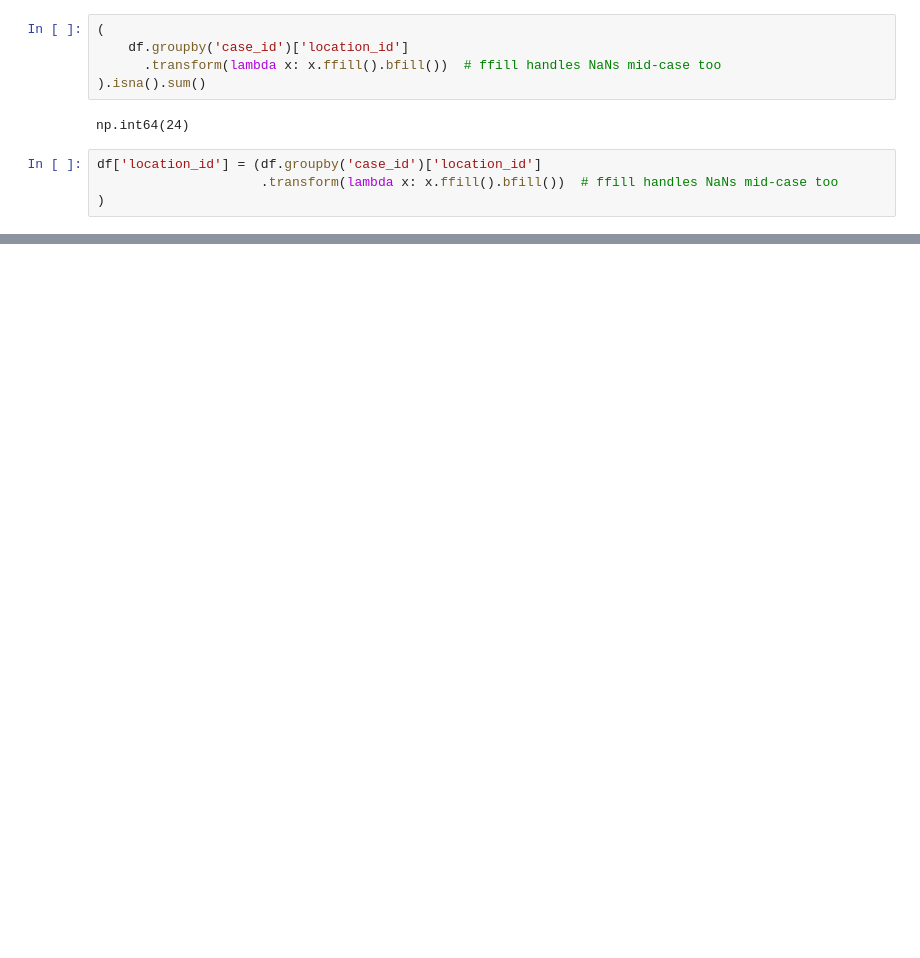
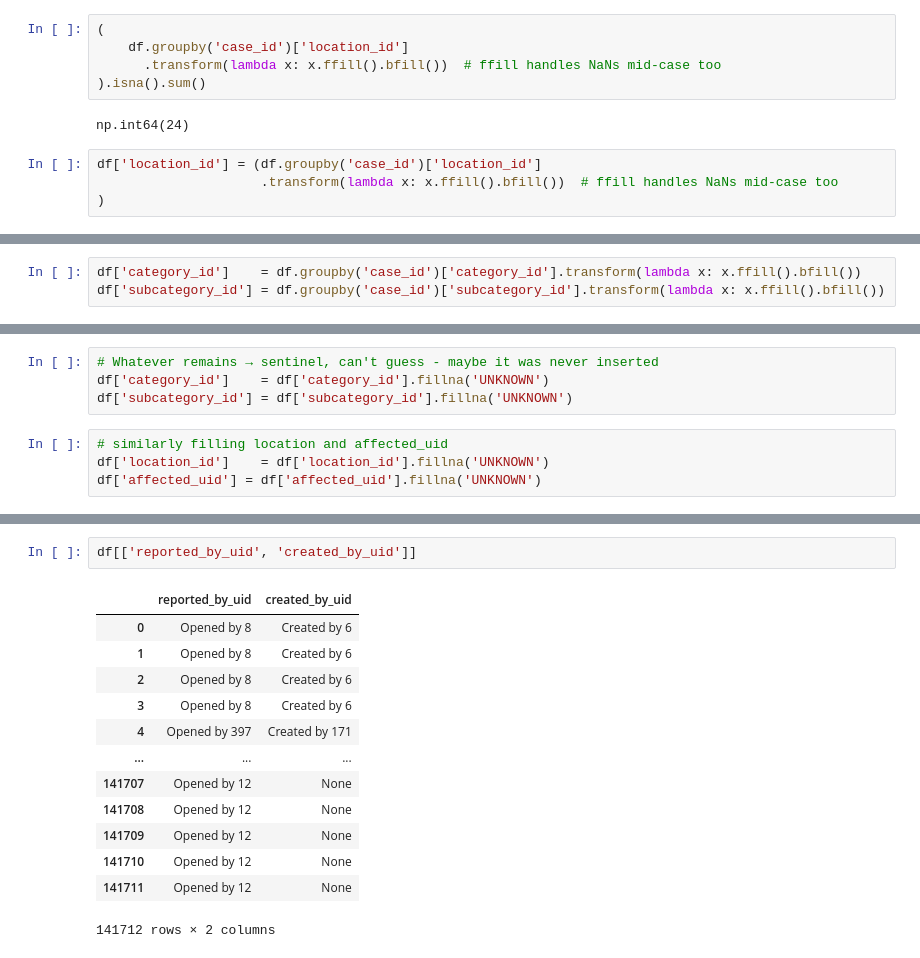
Before and after one commit to shashankgarewal/temporal-sequence-eventLog, a Jupyter notebook: notebooks/02_data_preparation.ipynb, the cells around one changed output, grey strips where cells are left out. Cells and saved outputs as stored; diff of their text form; blank space fills up the shorter version.

```diff
--- a/notebooks/02_data_preparation.ipynb
+++ b/notebooks/02_data_preparation.ipynb
@@ -732,0 +901,3 @@ Name: urgency_level, Length: 141712, dtype: int64
+# %%
+df['category_id']    = df.groupby('case_id')['category_id'].transform(lambda x: x.ffill().bfill())
+df['subcategory_id'] = df.groupby('case_id')['subcategory_id'].transform(lambda x: x.ffill().bfill())
@@ -732,0 +933,8 @@ Name: urgency_level, Length: 141712, dtype: int64
+# %%
+# Whatever remains → sentinel, can't guess - maybe it was never inserted
+df['category_id']    = df['category_id'].fillna('UNKNOWN')
+df['subcategory_id'] = df['subcategory_id'].fillna('UNKNOWN')
+# %%
+# similarly filling location and affected_uid
+df['location_id']    = df['location_id'].fillna('UNKNOWN')
+df['affected_uid'] = df['affected_uid'].fillna('UNKNOWN')
@@ -732,0 +985,16 @@ Name: urgency_level, Length: 141712, dtype: int64
+# %%
+df[['reported_by_uid', 'created_by_uid']]
+# %% [output]
+|  | reported_by_uid | created_by_uid |
+| 0 | Opened by 8 | Created by 6 |
+| 1 | Opened by 8 | Created by 6 |
+| 2 | Opened by 8 | Created by 6 |
+| 3 | Opened by 8 | Created by 6 |
+| 4 | Opened by 397 | Created by 171 |
+| ... | ... | ... |
+| 141707 | Opened by 12 | None |
+| 141708 | Opened by 12 | None |
+| 141709 | Opened by 12 | None |
+| 141710 | Opened by 12 | None |
+| 141711 | Opened by 12 | None |
+141712 rows × 2 columns
```
Also changed, not shown: parts of 59 cells of this notebook, 1 other file.
